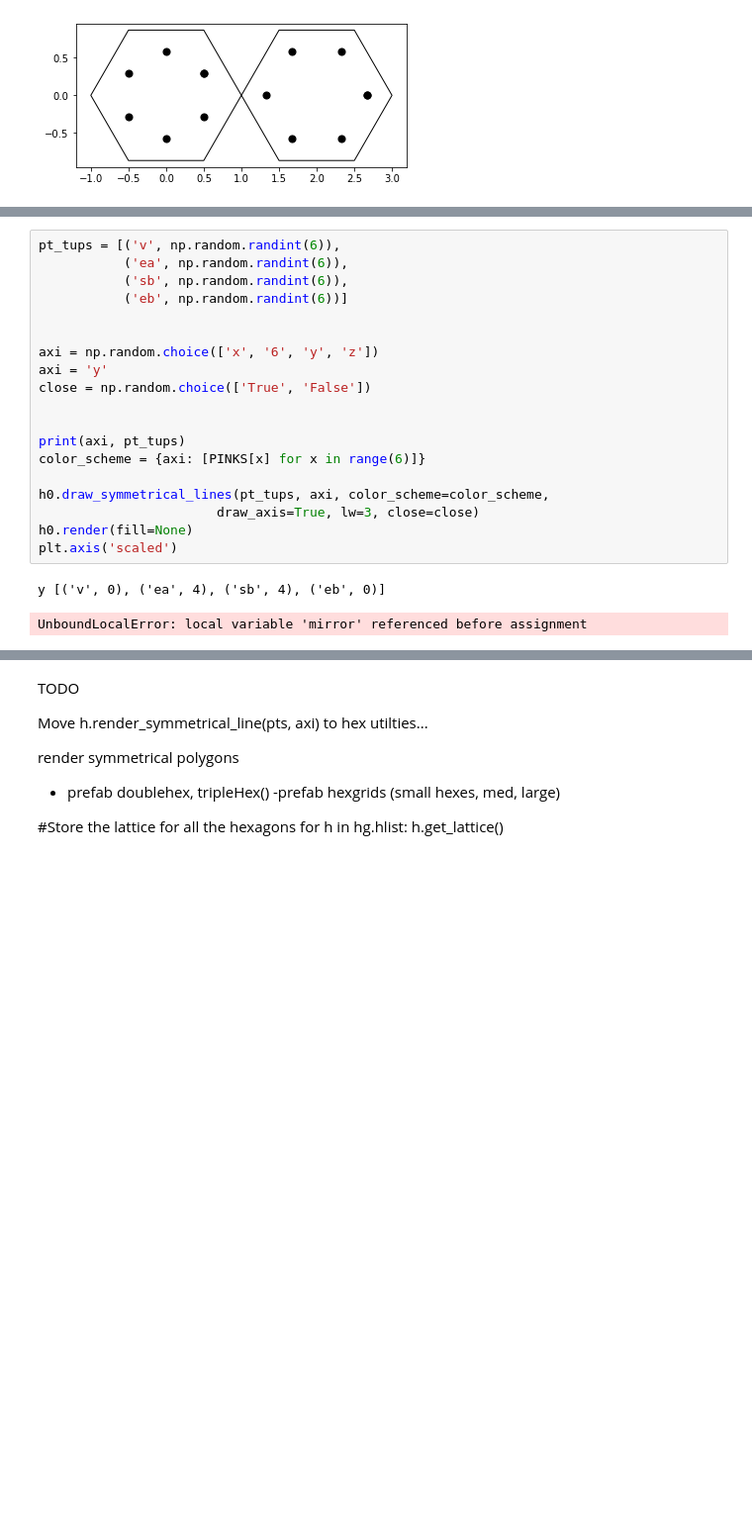
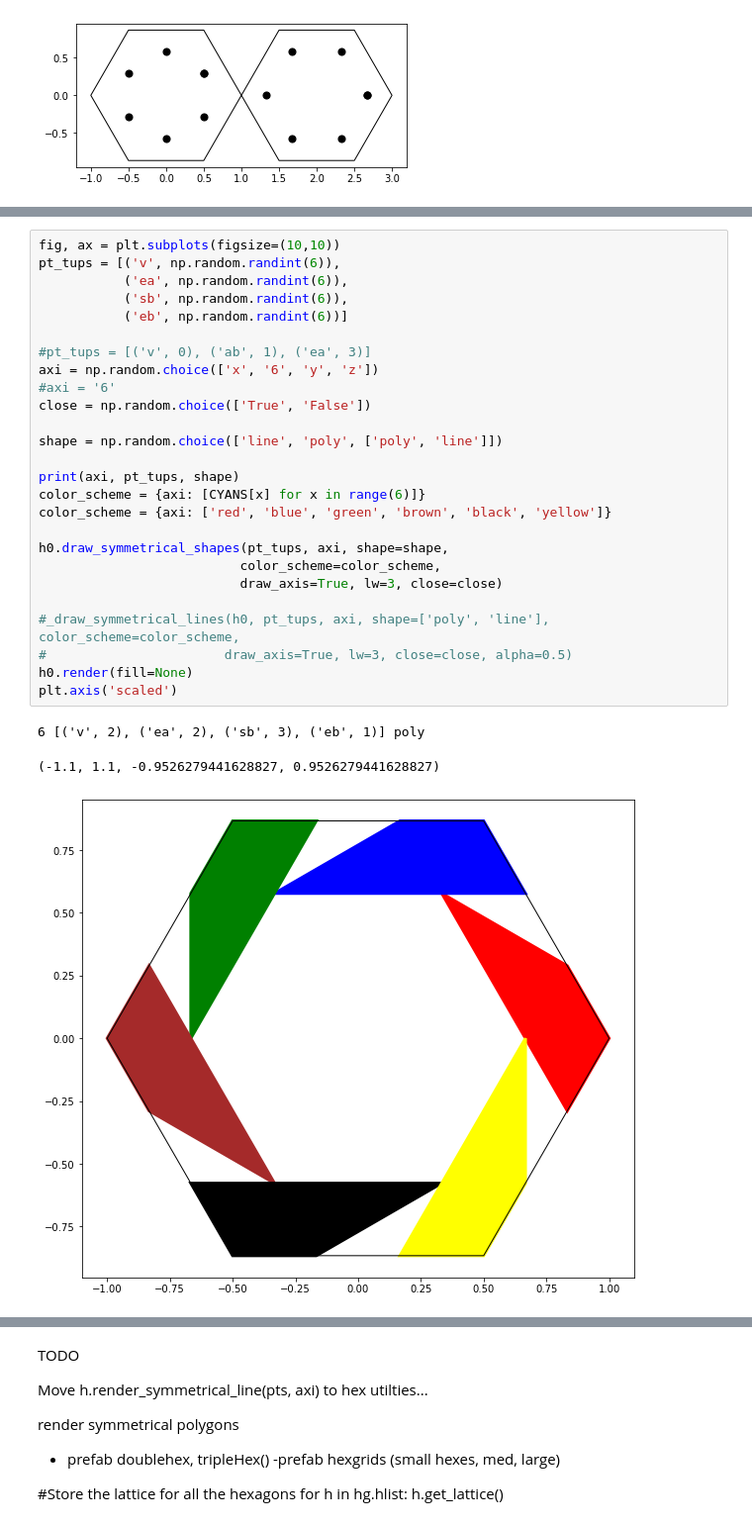
Before and after one commit to Ram-N/hexagons, a Jupyter notebook: 20B_Example_Lattice-3.ipynb, the cells around one changed output, grey strips where cells are left out. Shown at 99% size. Drawn from its saved outputs; the diff is of its cells as text; blank space fills up the shorter version.

Commit message:
Added ability to reflect shapes (poly) and lines. 20B Example

```diff
--- a/20B_Example_Lattice-3.ipynb
+++ b/20B_Example_Lattice-3.ipynb
@@ -240,27 +260,35 @@ def _draw_symmetrical_lines(self, ptups, axis, color_scheme = {},
     if draw_axis:
         self.draw_axis(axis, **kwargs)
 # %%
+fig, ax = plt.subplots(figsize=(10,10))
 pt_tups = [('v', np.random.randint(6)),
            ('ea', np.random.randint(6)),
            ('sb', np.random.randint(6)),
            ('eb', np.random.randint(6))]
 
-
+#pt_tups = [('v', 0), ('ab', 1), ('ea', 3)]
 axi = np.random.choice(['x', '6', 'y', 'z'])
-axi = 'y'
+#axi = '6'
 close = np.random.choice(['True', 'False'])
 
+shape = np.random.choice(['line', 'poly', ['poly', 'line']])
 
-print(axi, pt_tups)
-color_scheme = {axi: [PINKS[x] for x in range(6)]}
+print(axi, pt_tups, shape)
+color_scheme = {axi: [CYANS[x] for x in range(6)]}
+color_scheme = {axi: ['red', 'blue', 'green', 'brown', 'black', 'yellow']}
 
-h0.draw_symmetrical_lines(pt_tups, axi, color_scheme=color_scheme,
-                       draw_axis=True, lw=3, close=close)
+h0.draw_symmetrical_shapes(pt_tups, axi, shape=shape,
+                          color_scheme=color_scheme,
+                          draw_axis=True, lw=3, close=close)
+
+#_draw_symmetrical_lines(h0, pt_tups, axi, shape=['poly', 'line'], color_scheme=color_scheme,
+#                       draw_axis=True, lw=3, close=close, alpha=0.5)
 h0.render(fill=None)
 plt.axis('scaled')
 # %% [output]
-y [('v', 0), ('ea', 4), ('sb', 4), ('eb', 0)]
+6 [('v', 2), ('ea', 2), ('sb', 3), ('eb', 1)] poly
-UnboundLocalError: local variable 'mirror' referenced before assignment
+(-1.1, 1.1, -0.9526279441628827, 0.9526279441628827)
+[figure, added]
 # %%
 sympts
 # %% [output]
```
Also changed, not shown: parts of 8 cells of this notebook, 14 other files.
